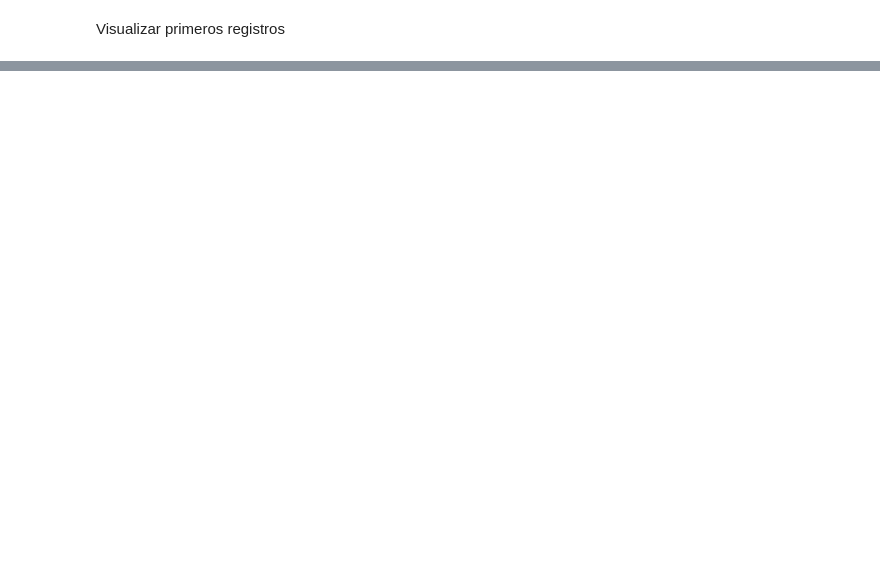
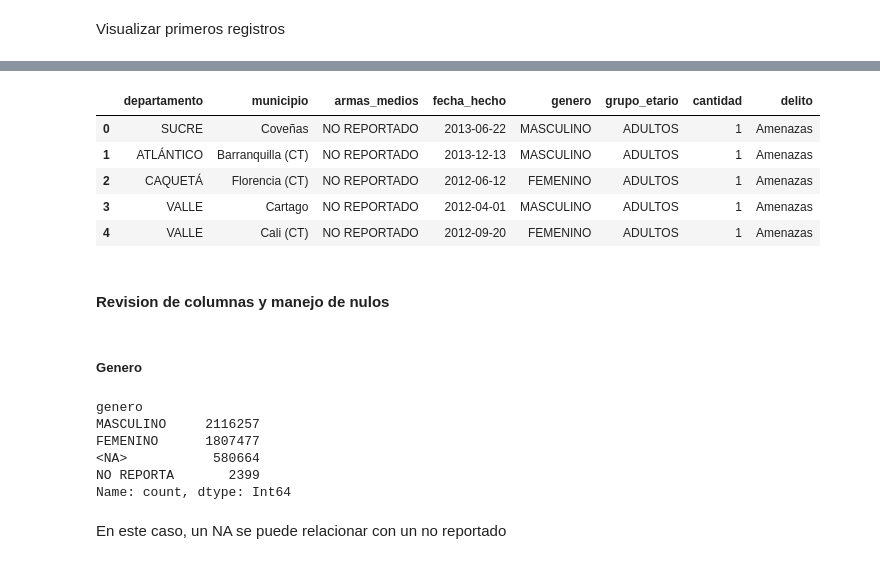
Before and after one commit to SaraBalbin/DW_Analisis_Criminalidad_Colombia, a Jupyter notebook: Notebook - ETL.ipynb, the cells around one changed output, grey strips where cells are left out. Drawn from its saved outputs; the diff is of its cells as text; code cells hidden in the pictures; blank space fills up the shorter version.

```diff
--- a/Notebook - ETL.ipynb
+++ b/Notebook - ETL.ipynb
@@ -171,0 +220,11 @@ df.head()
+# %%
+df.columns = [
+    "departamento",
+    "municipio",
+    "armas_medios",
+    "fecha_hecho",
+    "genero",
+    "grupo_etario",
+    "cantidad",
+    "delito"
+]
@@ -171,0 +233,10 @@ df.head()
+# %%
+df["fecha_hecho"] = pd.to_datetime(
+    df["fecha_hecho"],
+    errors="coerce"
+)
+# %%
+df["cantidad"] = pd.to_numeric(
+    df["cantidad"],
+    errors="coerce"
+)
@@ -171,0 +255,41 @@ df.head()
+# %%
+columnas_texto = [
+    "departamento",
+    "municipio",
+    "armas_medios",
+    "genero",
+    "grupo_etario",
+    "delito"
+]
+
+for columna in columnas_texto:
+
+    df[columna] = (
+        df[columna]
+        .astype("string")
+        .str.strip()
+    )
+# %%
+df.head()
+# %% [output]
+|  | departamento | municipio | armas_medios | fecha_hecho | genero | grupo_etario | cantidad | delito |
+| 0 | SUCRE | Coveñas | NO REPORTADO | 2013-06-22 | MASCULINO | ADULTOS | 1 | Amenazas |
+| 1 | ATLÁNTICO | Barranquilla (CT) | NO REPORTADO | 2013-12-13 | MASCULINO | ADULTOS | 1 | Amenazas |
+| 2 | CAQUETÁ | Florencia (CT) | NO REPORTADO | 2012-06-12 | FEMENINO | ADULTOS | 1 | Amenazas |
+| 3 | VALLE | Cartago | NO REPORTADO | 2012-04-01 | MASCULINO | ADULTOS | 1 | Amenazas |
+| 4 | VALLE | Cali (CT) | NO REPORTADO | 2012-09-20 | FEMENINO | ADULTOS | 1 | Amenazas |
+# %% [markdown]
+#### **Revision de columnas y manejo de nulos**
+# %% [markdown]
+##### **Genero**
+# %%
+df["genero"].value_counts(dropna=False)
+# %% [output]
+genero
+MASCULINO     2116257
+FEMENINO      1807477
+<NA>           580664
+NO REPORTA       2399
+Name: count, dtype: Int64
+# %% [markdown]
+En este caso, un NA se puede relacionar con un no reportado
```
Also changed, not shown: parts of 54 cells of this notebook, 1 other file.
